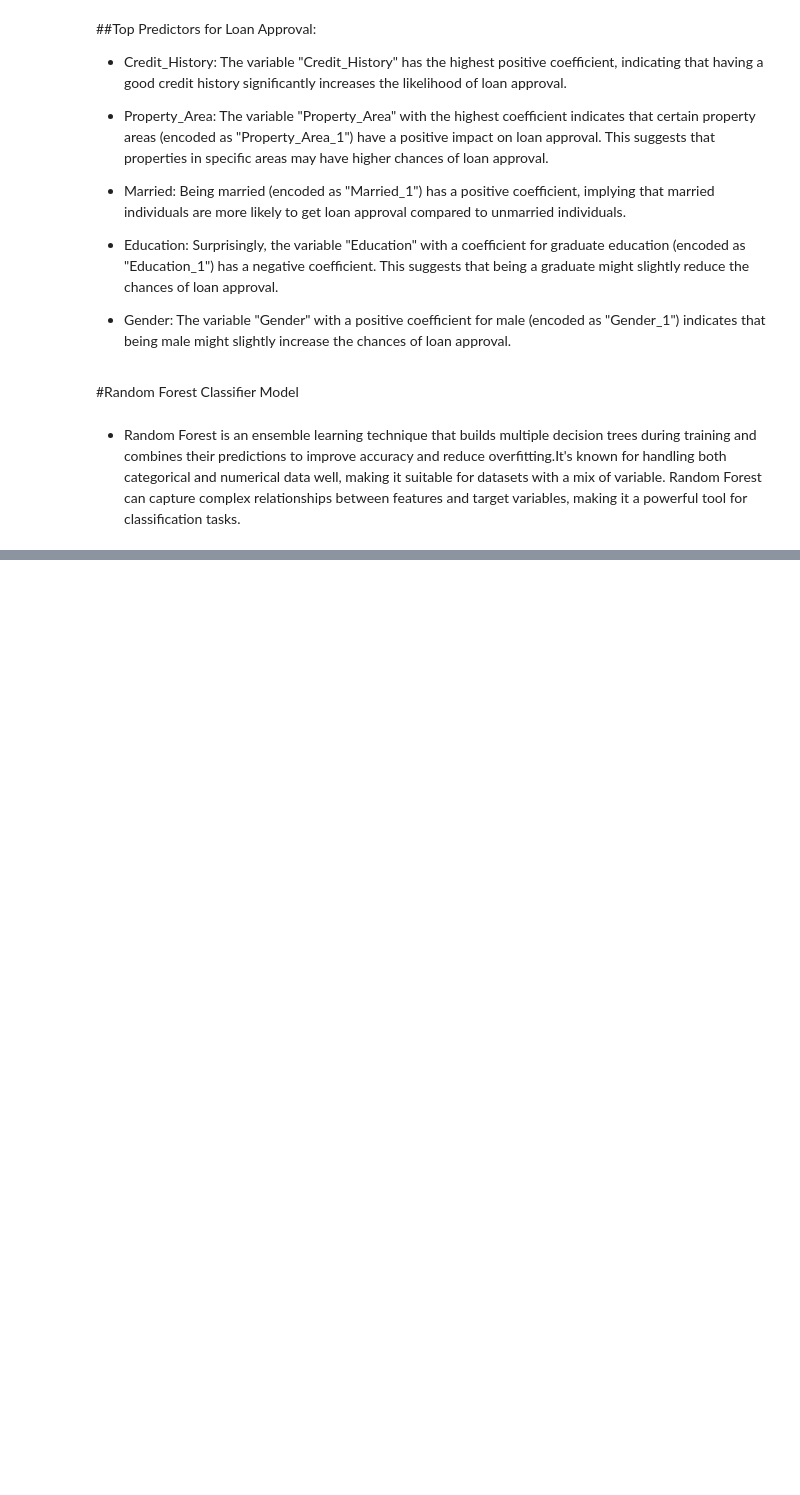
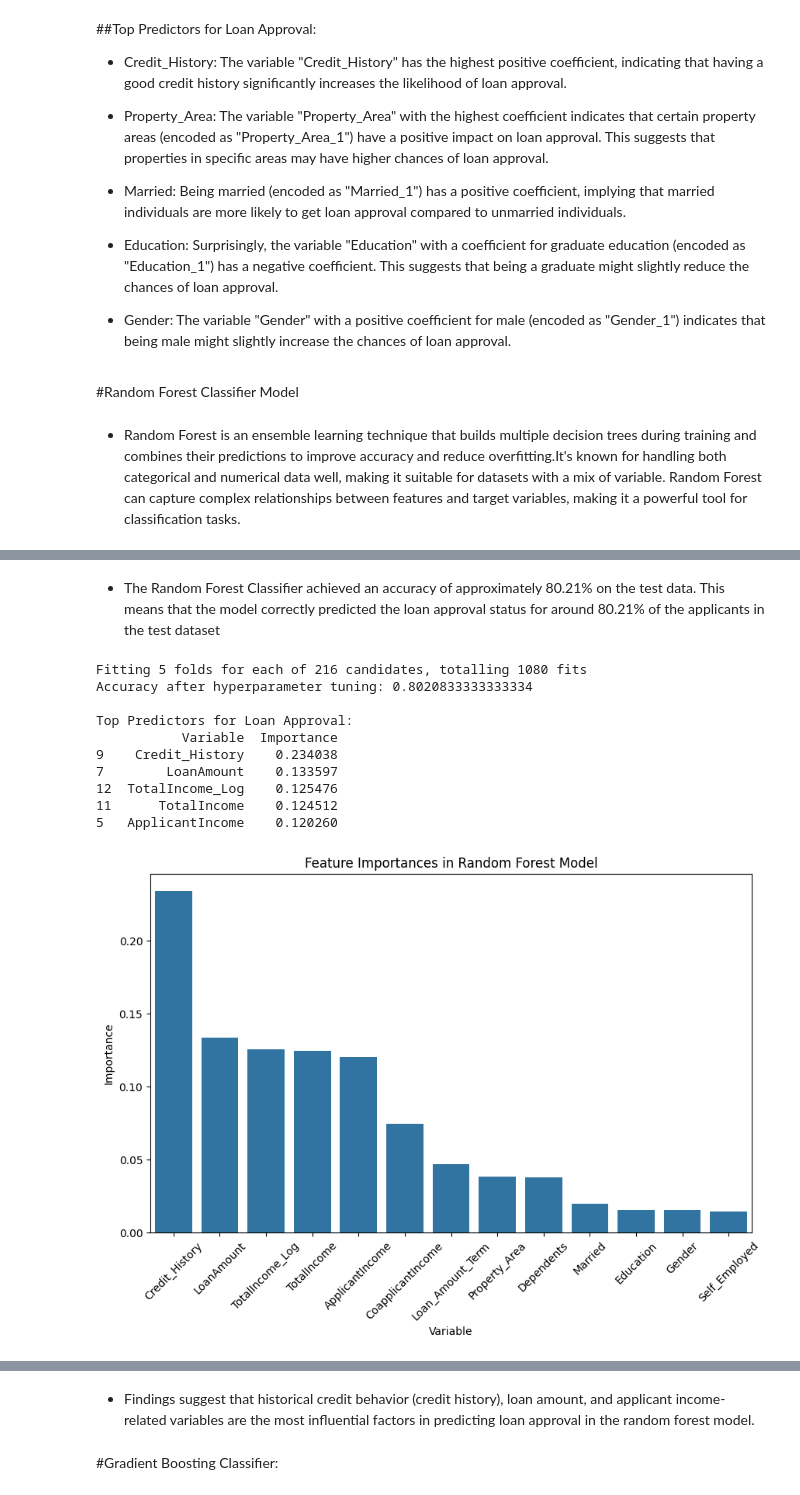
Before and after one commit to paulmachau/Loan-Prediction, a Jupyter notebook: Loan_Eligibility_Predictiond.ipynb, the cells around one changed output, grey strips where cells are left out. Cells and saved outputs as stored; diff of their text form; code cells hidden in the pictures; blank space fills up the shorter version.

```diff
--- a/Loan_Eligibility_Predictiond.ipynb
+++ b/Loan_Eligibility_Predictiond.ipynb
@@ -597,0 +625,73 @@ Random Forest can capture complex relationships between features and target vari
+# %% [markdown]
+* The Random Forest Classifier achieved an accuracy of approximately 80.21% on the test data. This means that the model correctly predicted the loan approval status for around 80.21% of the applicants in the test dataset
+# %%
+# **Hyperparameter Tuning**
+
+# Define the hyperparameter grid
+param_grid = {
+    'n_estimators': [100, 200, 300],
+    'max_depth': [None, 10, 20, 30],
+    'min_samples_split': [2, 5, 10],
+    'min_samples_leaf': [1, 2, 4],
+    'bootstrap': [True, False]
+}
+
+# Perform grid search cross-validation
+grid_search = GridSearchCV(estimator=rf_classifier, param_grid=param_grid, cv=5, n_jobs=-1, verbose=2)
+grid_search.fit(X_train, y_train)
+
+# Get the best parameters
+best_params = grid_search.best_params_
+
+# Update the Random Forest Classifier with the best parameters
+rf_classifier = RandomForestClassifier(**best_params, random_state=42)
+
+# Train the model with the best parameters
+rf_classifier.fit(X_train, y_train)
+
+# Evaluate the model on the test set
+y_pred = rf_classifier.predict(X_test)
+accuracy = accuracy_score(y_test, y_pred)
+print("Accuracy after hyperparameter tuning:", accuracy)
+
+# **Feature Importance**
+
+# Get feature importances
+importances = rf_classifier.feature_importances_
+
+# Create a DataFrame of feature importances
+feature_importances_df = pd.DataFrame({'Variable': X_train.columns, 'Importance': importances})
+
+# Sort the DataFrame by importance in descending order
+feature_importances_df = feature_importances_df.sort_values(by='Importance', ascending=False)
+
+# Print the top predictors for loan approval
+print("\nTop Predictors for Loan Approval:")
+print(feature_importances_df.head())
+
+# Create a bar plot of the feature importances
+plt.figure(figsize=(10, 6))
+sn.barplot(data=feature_importances_df, x='Variable', y='Importance')
+plt.xticks(rotation=45)
+plt.ylabel('Importance')
+plt.title('Feature Importances in Random Forest Model')
+plt.show()
+
+# Analyze the distribution of important features
+for feature in feature_importances_df['Variable'].head():
+    plt.figure(figsize=(8, 6))
+    sn.histplot(cleaned_train_data[feature], kde=True)
+    plt.title(f'Distribution of {feature}')
+    plt.show()
+# %% [output]
+Fitting 5 folds for each of 216 candidates, totalling 1080 fits
+Accuracy after hyperparameter tuning: 0.8020833333333334
+
+Top Predictors for Loan Approval:
+           Variable  Importance
+9    Credit_History    0.234038
+7        LoanAmount    0.133597
+12  TotalIncome_Log    0.125476
+11      TotalIncome    0.124512
+5   ApplicantIncome    0.120260
+[figure, added]
@@ -597,0 +703,4 @@ Random Forest can capture complex relationships between features and target vari
+# %% [markdown]
+* Findings suggest that historical credit behavior (credit history), loan amount, and applicant income-related variables are the most influential factors in predicting loan approval in the random forest model.
+# %% [markdown]
+#Gradient Boosting Classifier:
```
Also changed, not shown: parts of 7 cells of this notebook.
